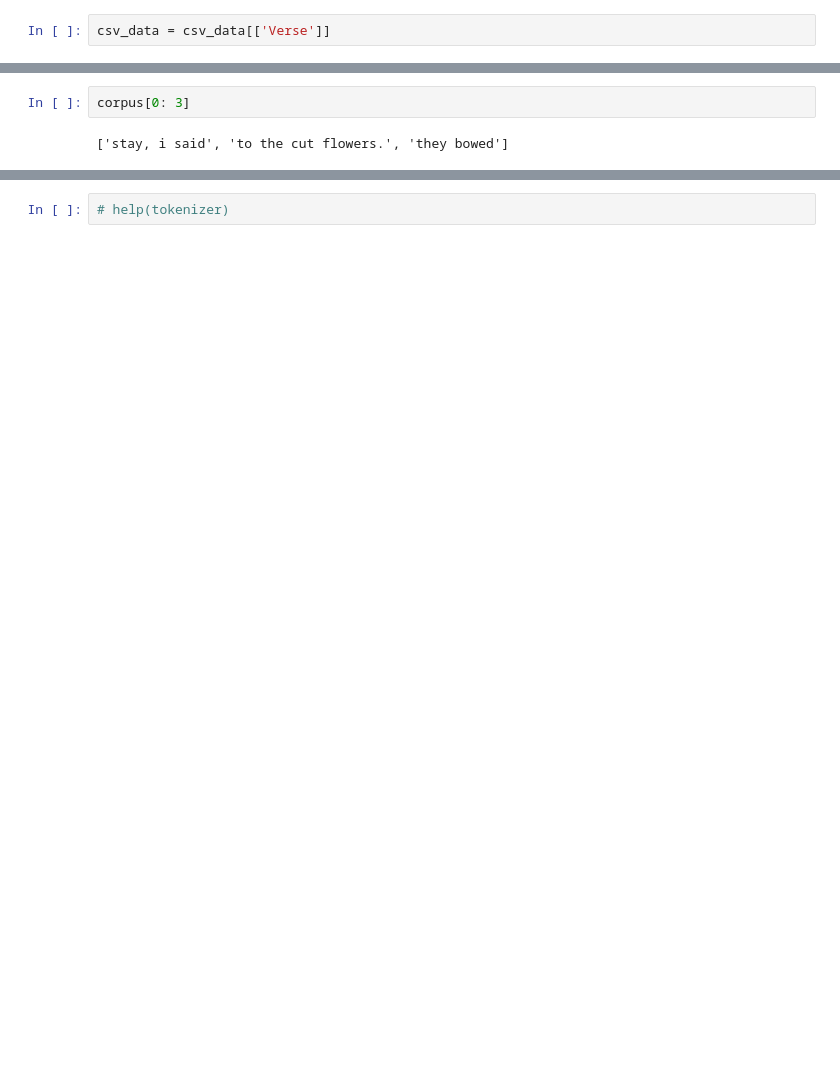
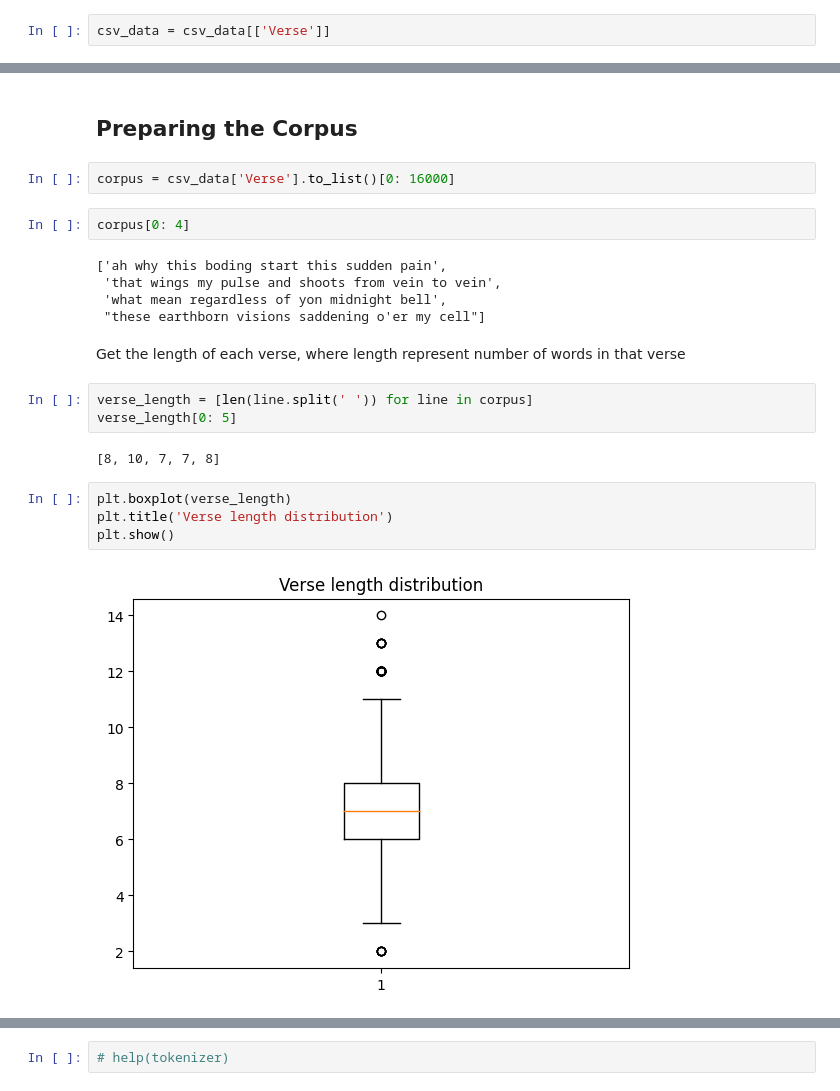
Before and after one commit to ramahasiba/English_and_Arabic_Poem_Generator, a Jupyter notebook: English_Poem_Generator_NLP_Final_Project.ipynb, the cells around one changed output, grey strips where cells are left out. Drawn from its saved outputs; the diff is of its cells as text; blank space fills up the shorter version.

```diff
--- a/English_Poem_Generator_NLP_Final_Project.ipynb
+++ b/English_Poem_Generator_NLP_Final_Project.ipynb
@@ -35,4 +77,24 @@ corpus = txt_data.lower().split("\n")
+# %% [markdown]
+## Preparing the Corpus
+# %%
+corpus = csv_data['Verse'].to_list()[0: 16000]
 # %%
-corpus[0: 3]
+corpus[0: 4]
 # %% [output]
-['stay, i said', 'to the cut flowers.', 'they bowed']
+['ah why this boding start this sudden pain',
+ 'that wings my pulse and shoots from vein to vein',
+ 'what mean regardless of yon midnight bell',
+ "these earthborn visions saddening o'er my cell"]
+# %% [markdown]
+Get the length of each verse, where length represent number of words in that verse
+# %%
+verse_length = [len(line.split(' ')) for line in corpus]
+verse_length[0: 5]
+# %% [output]
+[8, 10, 7, 7, 8]
+# %%
+plt.boxplot(verse_length)
+plt.title('Verse length distribution')
+plt.show()
+# %% [output]
+[figure, added]
```
Also changed, not shown: parts of 119 cells of this notebook.
